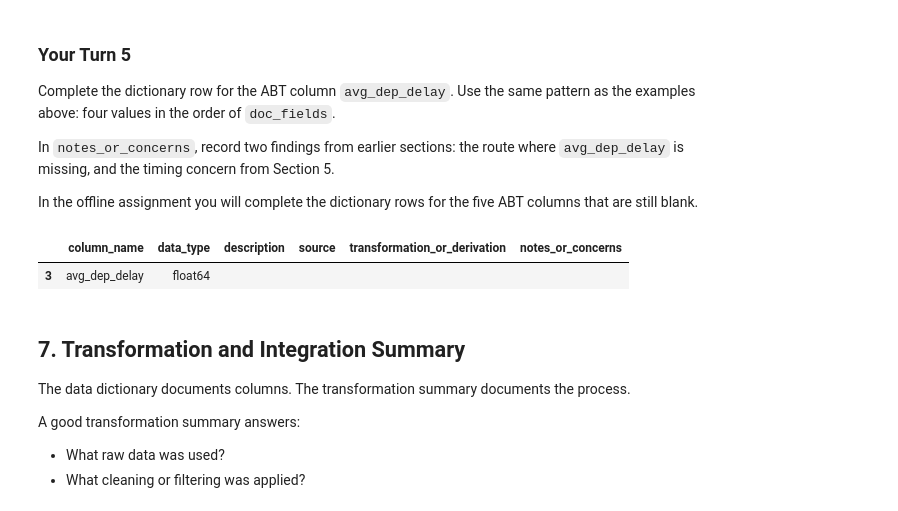
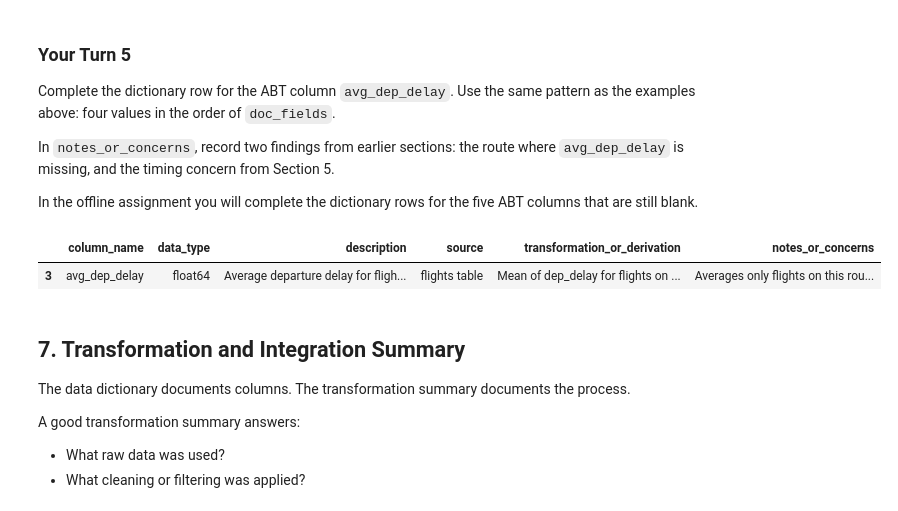
Before and after one commit to acruz-utsa/ban6003-week-11-abt-documentation-aliciacruz, a Jupyter notebook: notebooks/module11_abt_documentation_guided_lab.ipynb, the cells around one changed output. Drawn from its saved outputs; the diff is of its cells as text; code cells hidden in the pictures.

```diff
--- a/notebooks/module11_abt_documentation_guided_lab.ipynb
+++ b/notebooks/module11_abt_documentation_guided_lab.ipynb
@@ -555,17 +555,17 @@ In the offline assignment you will complete the dictionary rows for the five ABT
 # %%
 # Your Turn 5 - document the ABT column avg_dep_delay (one dictionary row).
 # Replace the four empty strings, in the order of doc_fields, then run the cell.
 your_turn_entries = {
-    "avg_dep_delay": ["", "", "", ""],
+    "avg_dep_delay": ["Average departure delay for flights on the route", "flights table", "Mean of dep_delay for flights on this route with departure delays", "Averages only flights on this route with a recorded departure delay."],
 }
 
 for abt_column, values in your_turn_entries.items():
     data_dictionary.loc[data_dictionary["column_name"] == abt_column, doc_fields] = values
 
 data_dictionary[data_dictionary["column_name"] == "avg_dep_delay"]
 # %% [output]
 |  | column_name | data_type | description | source | transformation_or_derivation | notes_or_concerns |
-| 3 | avg_dep_delay | float64 |  |  |  |  |
+| 3 | avg_dep_delay | float64 | Average departure delay for fligh... | flights table | Mean of dep_delay for flights on ... | Averages only flights on this rou... |
 # %% [markdown]
 ## 7. Transformation and Integration Summary
 
```
Also changed, not shown: parts of 8 cells of this notebook, 3 other files.
